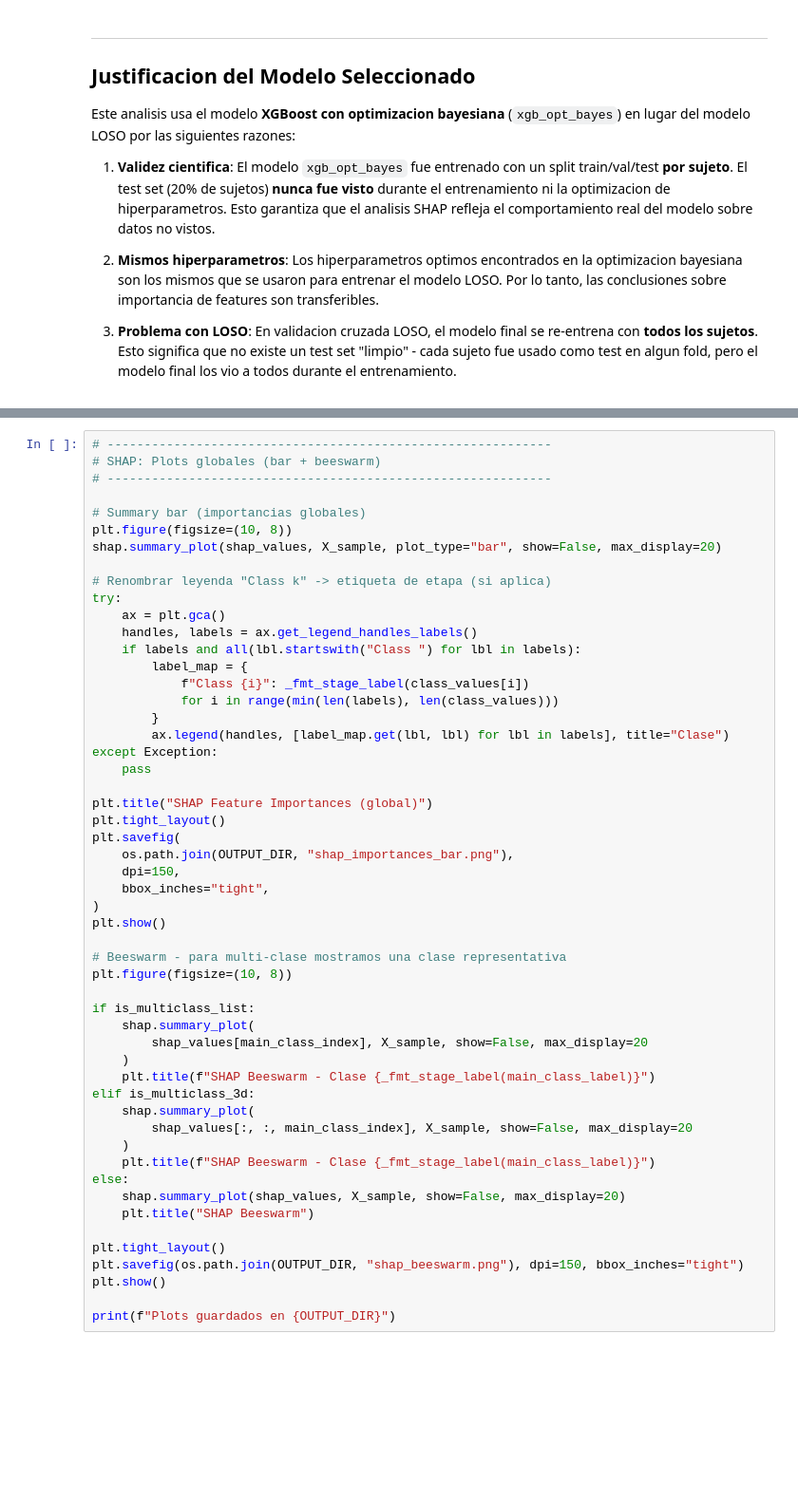
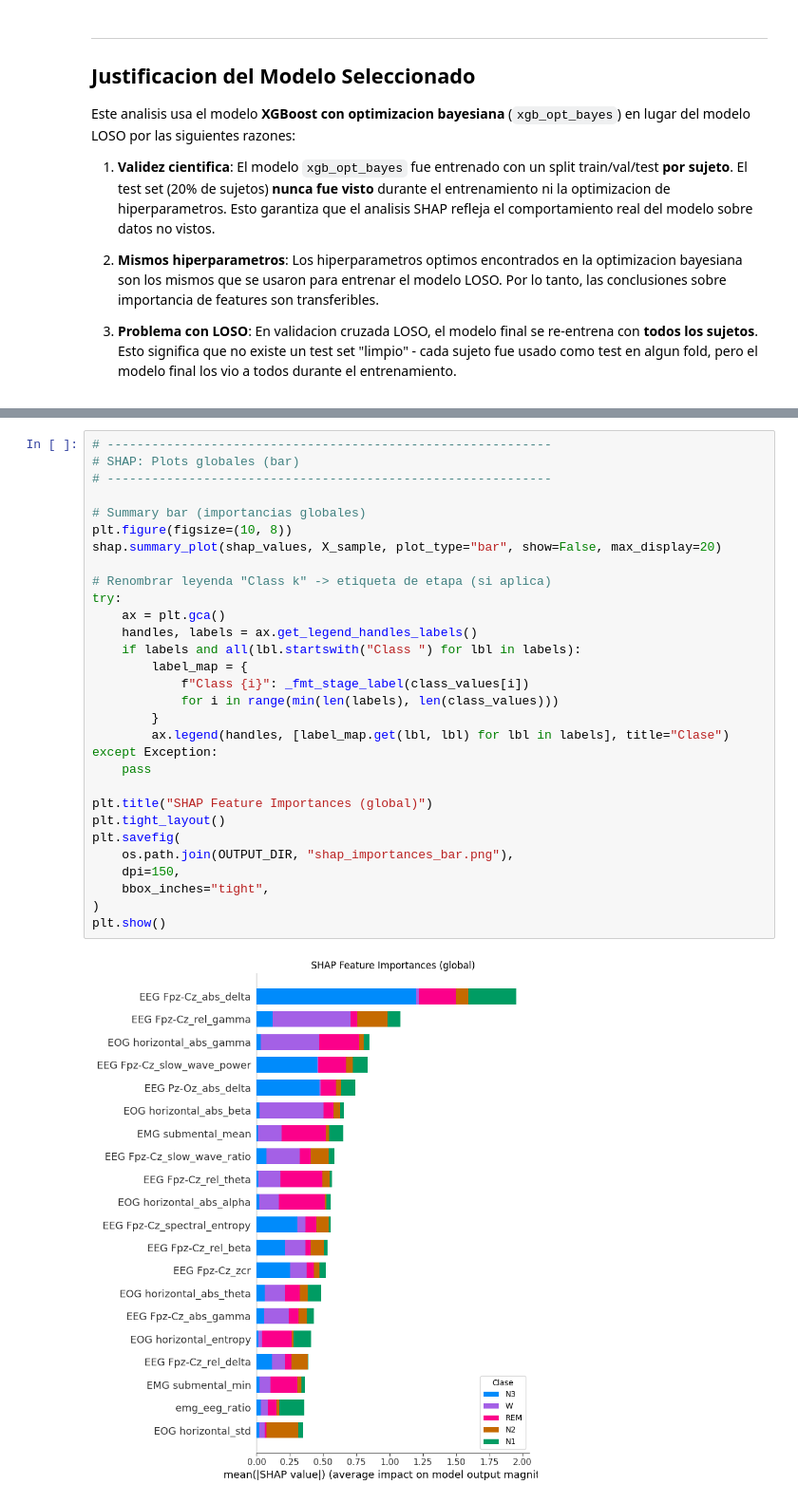
Before and after one commit to ignaciolinari/sleep-ST, a Jupyter notebook: notebooks/04_feature_analysis.ipynb, the cells around one changed output, grey strips where cells are left out. Shown at 95% size. Drawn from its saved outputs; the diff is of its cells as text; blank space fills up the shorter version.

Commit message:
Update analysis notebooks and add SHAP and permutation importance reports

```diff
--- a/notebooks/04_feature_analysis.ipynb
+++ b/notebooks/04_feature_analysis.ipynb
@@ -676,56 +728,35 @@ for rank, idx in enumerate(top_idx[:15], 1):
 # %%
 # ------------------------------------------------------------
-# SHAP: Plots globales (bar + beeswarm)
+# SHAP: Plots globales (bar)
 # ------------------------------------------------------------
 
 # Summary bar (importancias globales)
 plt.figure(figsize=(10, 8))
 shap.summary_plot(shap_values, X_sample, plot_type="bar", show=False, max_display=20)
 
 # Renombrar leyenda "Class k" -> etiqueta de etapa (si aplica)
 try:
     ax = plt.gca()
     handles, labels = ax.get_legend_handles_labels()
     if labels and all(lbl.startswith("Class ") for lbl in labels):
         label_map = {
             f"Class {i}": _fmt_stage_label(class_values[i])
             for i in range(min(len(labels), len(class_values)))
         }
         ax.legend(handles, [label_map.get(lbl, lbl) for lbl in labels], title="Clase")
 except Exception:
     pass
 
 plt.title("SHAP Feature Importances (global)")
 plt.tight_layout()
 plt.savefig(
     os.path.join(OUTPUT_DIR, "shap_importances_bar.png"),
     dpi=150,
     bbox_inches="tight",
 )
 plt.show()
-
-# Beeswarm - para multi-clase mostramos una clase representativa
-plt.figure(figsize=(10, 8))
-
-if is_multiclass_list:
-    shap.summary_plot(
-        shap_values[main_class_index], X_sample, show=False, max_display=20
-    )
-    plt.title(f"SHAP Beeswarm - Clase {_fmt_stage_label(main_class_label)}")
-elif is_multiclass_3d:
-    shap.summary_plot(
-        shap_values[:, :, main_class_index], X_sample, show=False, max_display=20
-    )
-    plt.title(f"SHAP Beeswarm - Clase {_fmt_stage_label(main_class_label)}")
-else:
-    shap.summary_plot(shap_values, X_sample, show=False, max_display=20)
-    plt.title("SHAP Beeswarm")
-
-plt.tight_layout()
-plt.savefig(os.path.join(OUTPUT_DIR, "shap_beeswarm.png"), dpi=150, bbox_inches="tight")
-plt.show()
-
-print(f"Plots guardados en {OUTPUT_DIR}")
+# %% [output]
+[figure, added]
 # %%
 # ------------------------------------------------------------
 # SHAP por clase: análisis específico para cada etapa del sueño
```
Also changed, not shown: parts of 17 cells of this notebook, 7 other files.
